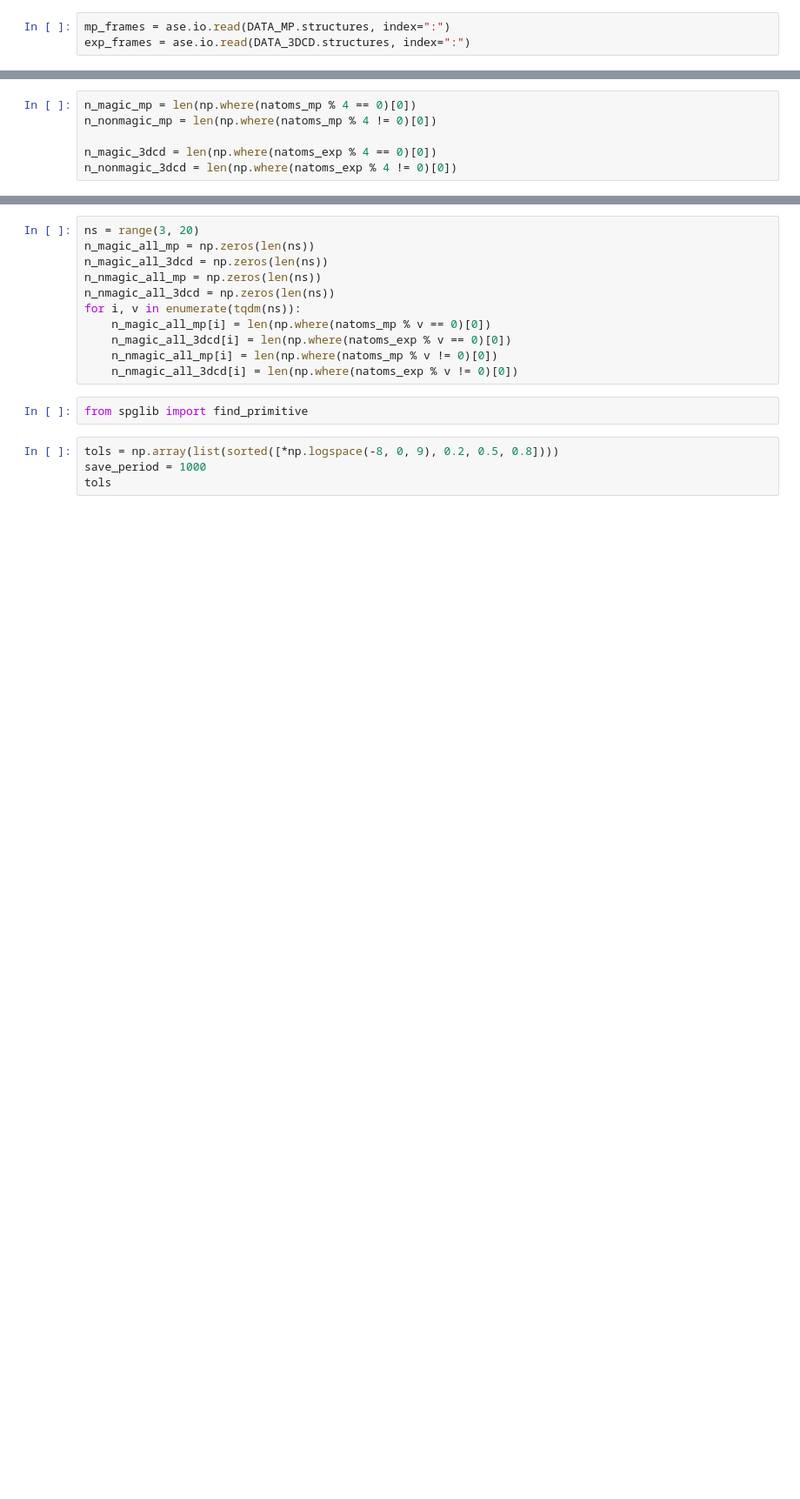
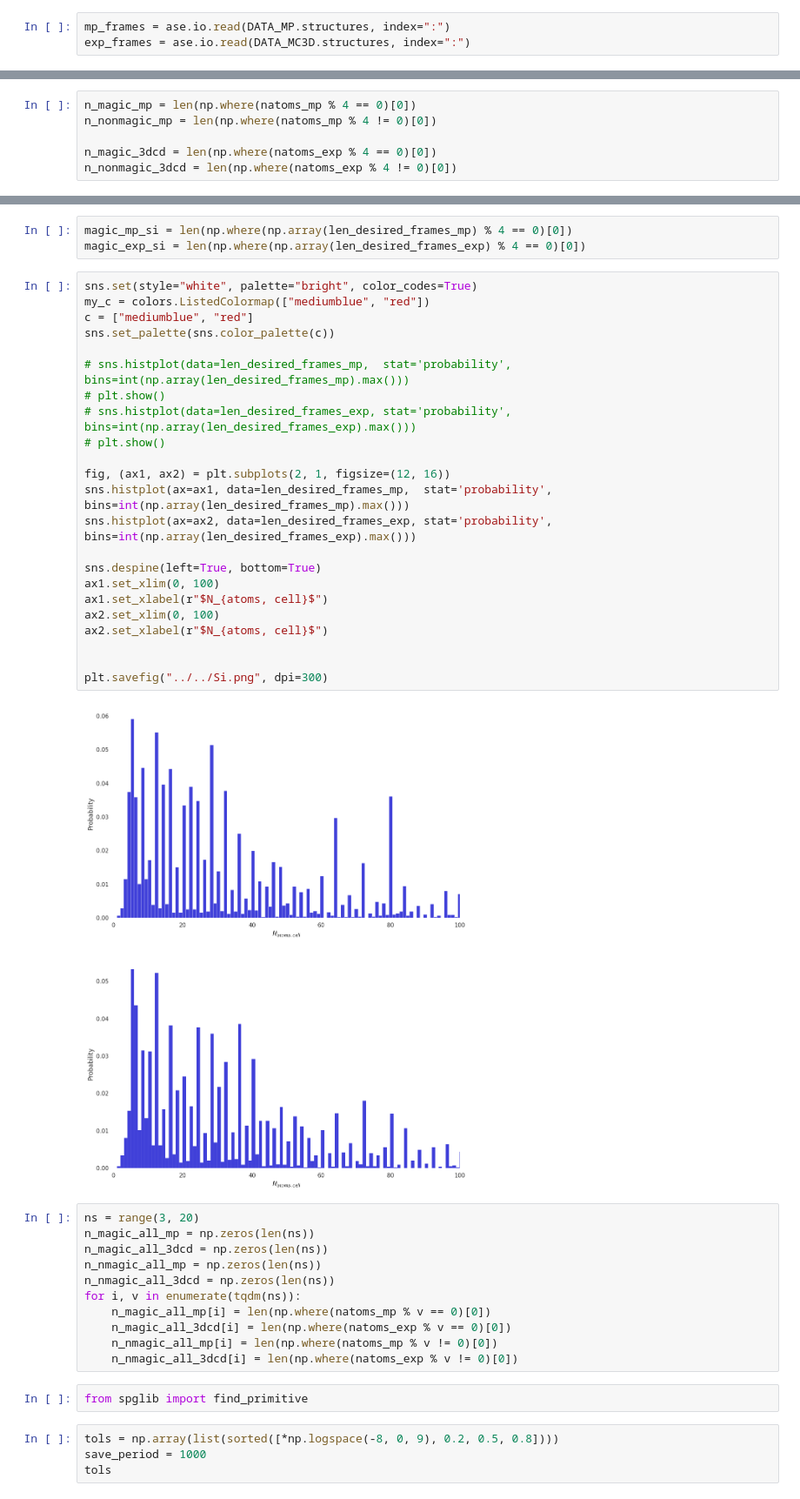
Before and after one commit to epfl-theos/r4-project, a Jupyter notebook: src/0.Rule4_hist.ipynb, the cells around one changed output, grey strips where cells are left out. Shown: that part at 87% size. Saved outputs shown, nothing was run; the diff lists cells and outputs as text; blank space fills up the shorter version.

Commit message:
figure1 and figure2 revised manuscript (#7)

```diff
--- a/src/0.Rule4_hist.ipynb
+++ b/src/0.Rule4_hist.ipynb
@@ -4,6 +6,6 @@ from data import DATA_MC3D, DATA_MP
 %run ./modules.ipynb
 # %%
 mp_frames = ase.io.read(DATA_MP.structures, index=":")
-exp_frames = ase.io.read(DATA_3DCD.structures, index=":")
+exp_frames = ase.io.read(DATA_MC3D.structures, index=":")
 # %%
 len(mp_frames), len(exp_frames)
@@ -93,3 +204,31 @@ plt.savefig("natoms1.png", dpi=300)
+# %%
+magic_mp_si = len(np.where(np.array(len_desired_frames_mp) % 4 == 0)[0])
+magic_exp_si = len(np.where(np.array(len_desired_frames_exp) % 4 == 0)[0])
+# %%
+sns.set(style="white", palette="bright", color_codes=True)
+my_c = colors.ListedColormap(["mediumblue", "red"])
+c = ["mediumblue", "red"]
+sns.set_palette(sns.color_palette(c))
+
+# sns.histplot(data=len_desired_frames_mp,  stat='probability', bins=int(np.array(len_desired_frames_mp).max()))
+# plt.show()
+# sns.histplot(data=len_desired_frames_exp, stat='probability', bins=int(np.array(len_desired_frames_exp).max()))
+# plt.show()
+
+fig, (ax1, ax2) = plt.subplots(2, 1, figsize=(12, 16))
+sns.histplot(ax=ax1, data=len_desired_frames_mp,  stat='probability', bins=int(np.array(len_desired_frames_mp).max()))
+sns.histplot(ax=ax2, data=len_desired_frames_exp, stat='probability', bins=int(np.array(len_desired_frames_exp).max()))
+
+sns.despine(left=True, bottom=True)
+ax1.set_xlim(0, 100)
+ax1.set_xlabel(r"$N_{atoms, cell}$")
+ax2.set_xlim(0, 100)
+ax2.set_xlabel(r"$N_{atoms, cell}$")
+
+
+plt.savefig("../../Si.png", dpi=300)
+# %% [output]
+[figure, added]
 # %%
 ns = range(3, 20)
 n_magic_all_mp = np.zeros(len(ns))
```
Also changed, not shown: parts of 16 cells of this notebook, 3 other files.
